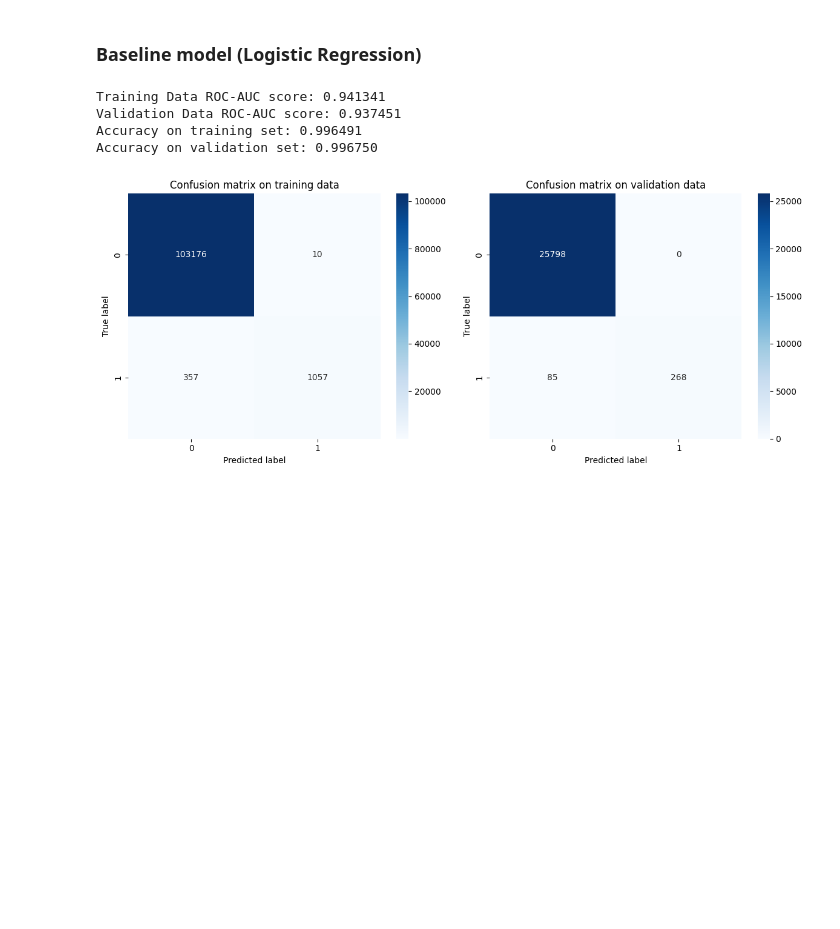
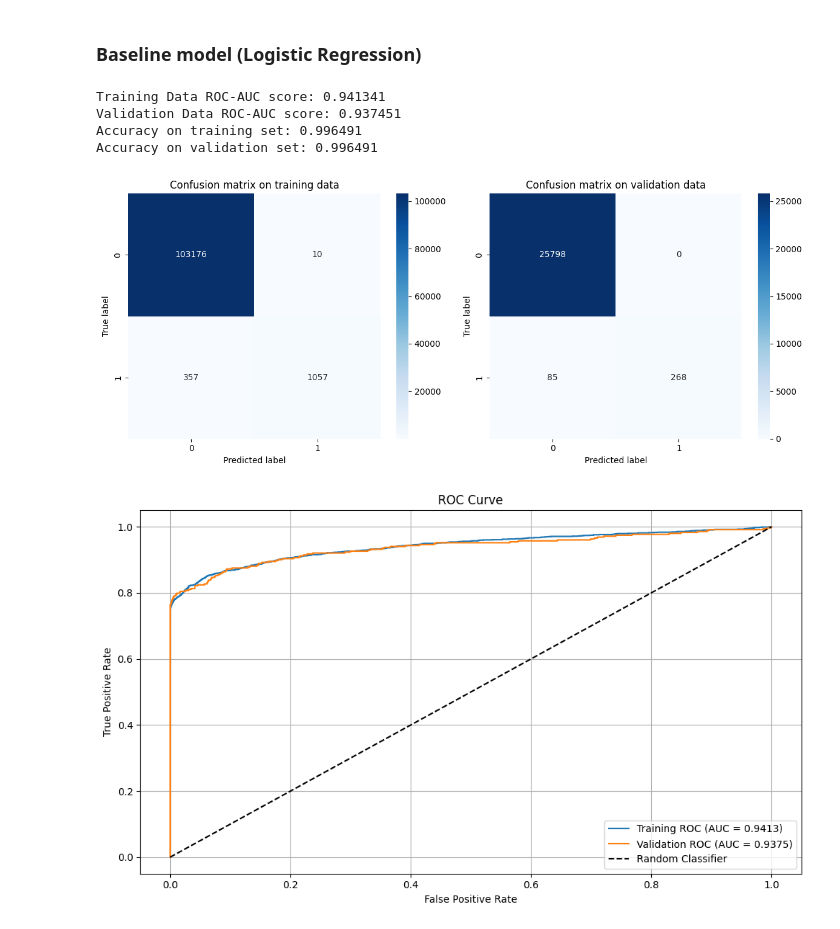
Before and after one commit to neehanthreddym/machine-failure-prediction, a Jupyter notebook: notebooks/machine_failure_classification.ipynb, the cells around one changed output. Drawn from its saved outputs; the diff is of its cells as text; code cells hidden in the pictures; blank space fills up the shorter version.

```diff
--- a/machine_failure_classification.ipynb
+++ b/notebooks/machine_failure_classification.ipynb
@@ -351,7 +351,7 @@ Test set size: (90954, 11)
 ### **Baseline model (Logistic Regression)**
 # %%
 from sklearn.linear_model import LogisticRegression
-from sklearn.metrics import roc_auc_score, accuracy_score, confusion_matrix
+from sklearn.metrics import roc_auc_score, accuracy_score, confusion_matrix, roc_curve
 
 # Initialize and train the model
 logistic_clf = LogisticRegression(random_state=99, max_iter=1000)
@@ -365,10 +365,15 @@ y_prob_train_logistic = logistic_clf.predict_proba(X_train)[:, 1]
 y_pred_val_logistic = logistic_clf.predict(X_val)
 y_prob_val_logistic = logistic_clf.predict_proba(X_val)[:, 1]
 
-print(f"Training Data ROC-AUC score: {roc_auc_score(y_train, y_prob_train_logistic):.6f}")
-print(f"Validation Data ROC-AUC score: {roc_auc_score(y_val, y_prob_val_logistic):.6f}")
-print(f"Accuracy on training set: {accuracy_score(y_train, y_pred_train_logistic):.6f}")
-print(f"Accuracy on validation set: {accuracy_score(y_val, y_pred_val_logistic):.6f}")
+logistic_train_auc = roc_auc_score(y_train, y_prob_train_logistic)
+logistic_val_auc = roc_auc_score(y_val, y_prob_val_logistic)
+logistic_train_accuracy = accuracy_score(y_train, y_pred_train_logistic)
+logistic_val_accuracy = accuracy_score(y_val, y_pred_val_logistic)
+
+print(f"Training Data ROC-AUC score: {logistic_train_auc:.6f}")
+print(f"Validation Data ROC-AUC score: {logistic_val_auc:.6f}")
+print(f"Accuracy on training set: {logistic_train_accuracy:.6f}")
+print(f"Accuracy on validation set: {logistic_train_accuracy:.6f}")
 
 logistic_train_cm = confusion_matrix(y_train, y_pred_train_logistic, labels=logistic_clf.classes_)
 logistic_val_cm = confusion_matrix(y_val, y_pred_val_logistic, labels=logistic_clf.classes_)
@@ -392,5 +397,24 @@ plt.show()
 Training Data ROC-AUC score: 0.941341
 Validation Data ROC-AUC score: 0.937451
 Accuracy on training set: 0.996491
-Accuracy on validation set: 0.996750
+Accuracy on validation set: 0.996491
 [figure]
+# %%
+# ROC Curve
+fpr_train, tpr_train, _ = roc_curve(y_train, y_prob_train_logistic)
+fpr_val, tpr_val, _ = roc_curve(y_val, y_prob_val_logistic)
+
+plt.figure(figsize=(10, 6))
+plt.plot(fpr_train, tpr_train, label=f'Training ROC (AUC = {logistic_train_auc:.4f})')
+plt.plot(fpr_val, tpr_val, label=f'Validation ROC (AUC = {logistic_val_auc:.4f})')
+plt.plot([0, 1], [0, 1], 'k--', label='Random Classifier')
+
+plt.title('ROC Curve')
+plt.xlabel('False Positive Rate')
+plt.ylabel('True Positive Rate')
+plt.legend(loc='lower right')
+plt.grid(True)
+plt.tight_layout()
+plt.show()
+# %% [output]
+[figure, added]
```
Also changed, not shown: 1 other file.
